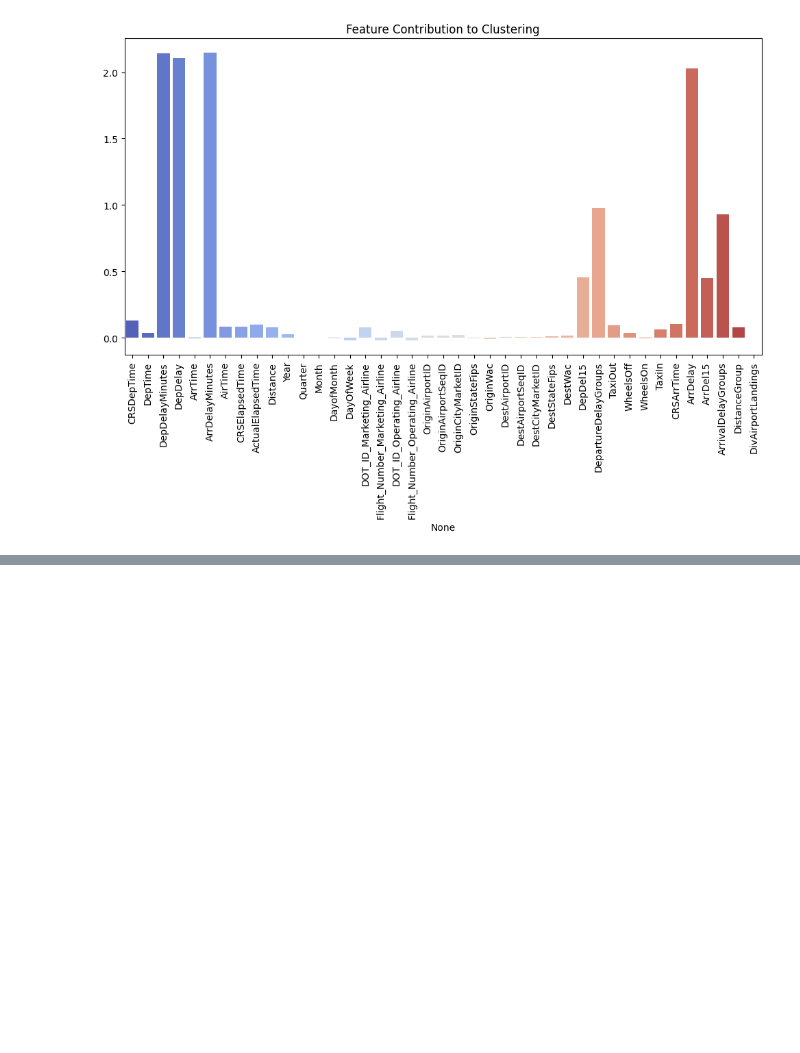
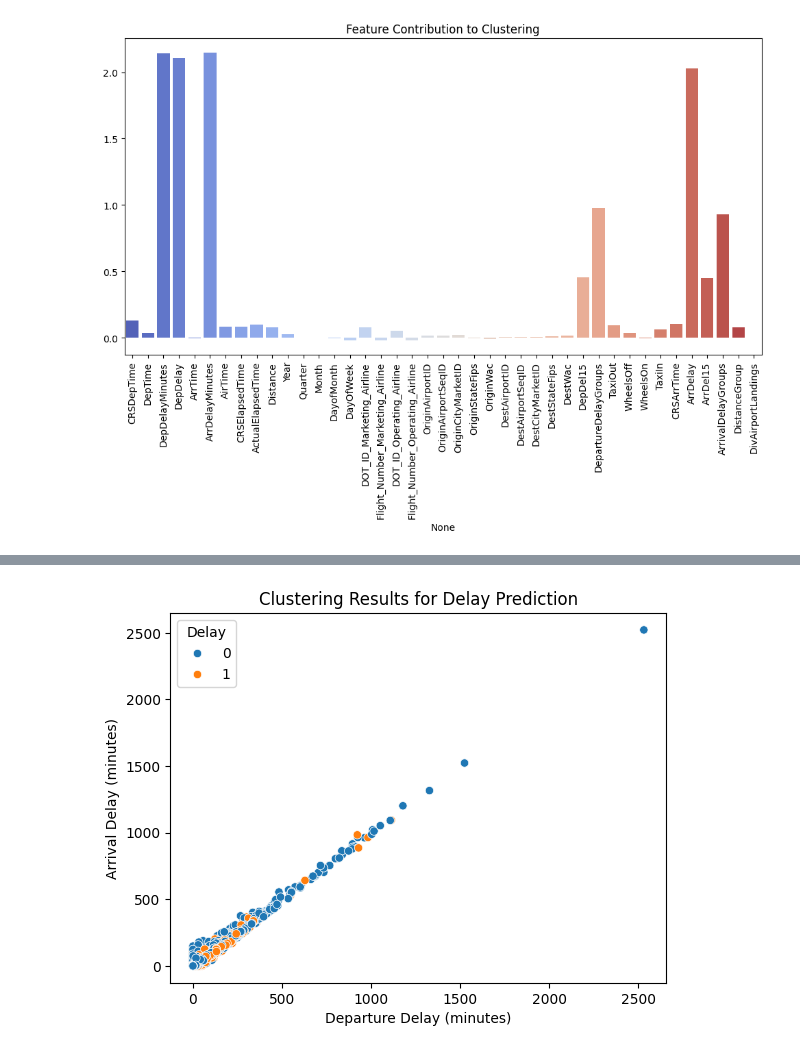
Before and after one commit to vaishnavi59bhure/Flight_Delay_Predictor_Team1, a Jupyter notebook: Unsupervised_Analysis.ipynb, the cells around one changed output, grey strips where cells are left out. Saved outputs shown, nothing was run; the diff lists cells and outputs as text; code cells hidden in the pictures; blank space fills up the shorter version.

```diff
--- a/Unsupervised_Analysis.ipynb
+++ b/Unsupervised_Analysis.ipynb
@@ -635,0 +670,24 @@ Passing `palette` without assigning `hue` is deprecated and will be removed in v
+# %%
+import pandas as pd
+import numpy as np
+from sklearn.cluster import KMeans
+from sklearn.preprocessing import StandardScaler
+
+# Select relevant columns
+features = ["DepDelayMinutes", "ArrDelayMinutes", "AirTime", "Distance"]
+df_filtered = df[features].dropna()  # Drop missing values
+
+# Scale the data
+scaler = StandardScaler()
+scaled_data = scaler.fit_transform(df_filtered)
+
+# Apply K-Means clustering
+kmeans = KMeans(n_clusters=2, random_state=42)  # 2 clusters: Delayed vs. Not Delayed
+df_filtered["Cluster"] = kmeans.fit_predict(scaled_data)
+
+# Assign Delay labels based on clustering
+df_filtered["Delay"] = np.where(df_filtered["Cluster"] == 1, 1, 0)  # 1 = Delayed, 0 = Not Delayed
+
+# Merge back with the original dataset
+df["Delay"] = df_filtered["Delay"]
+df["Delay"].fillna(0, inplace=True)  # Assume no delay for missing values
@@ -635,0 +701,11 @@ Passing `palette` without assigning `hue` is deprecated and will be removed in v
+# %%
+import seaborn as sns
+import matplotlib.pyplot as plt
+
+sns.scatterplot(x=df["DepDelayMinutes"], y=df["ArrDelayMinutes"], hue=df["Delay"])
+plt.xlabel("Departure Delay (minutes)")
+plt.ylabel("Arrival Delay (minutes)")
+plt.title("Clustering Results for Delay Prediction")
+plt.show()
+# %% [output]
+[figure, added]
```
Also changed, not shown: parts of 5 cells of this notebook.
